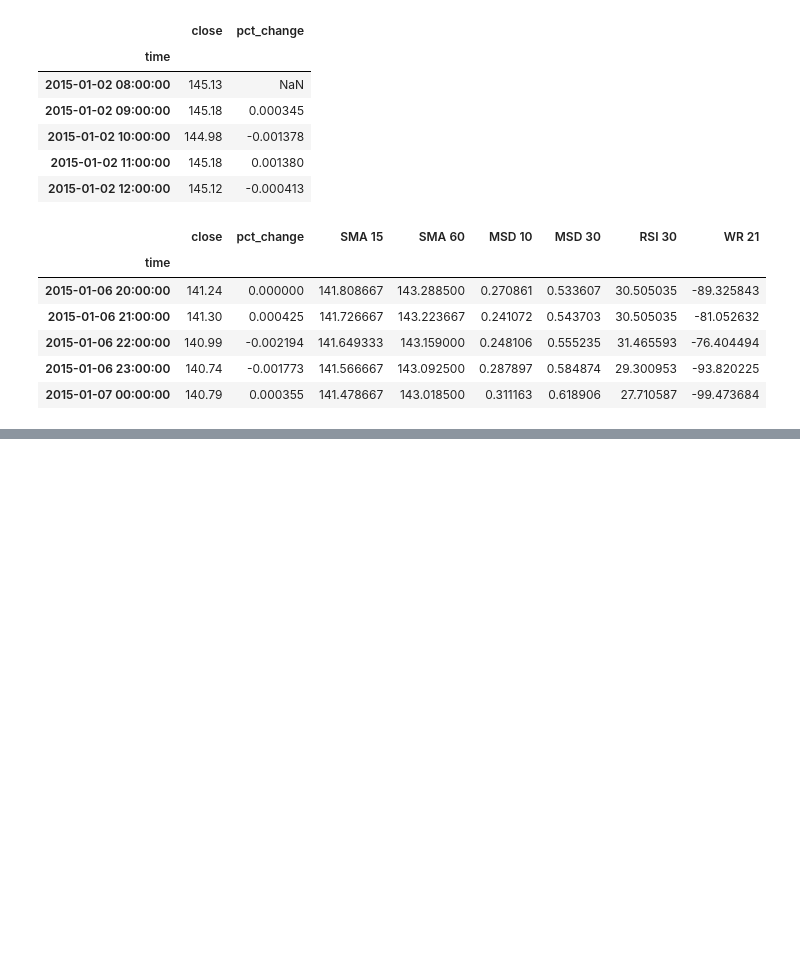
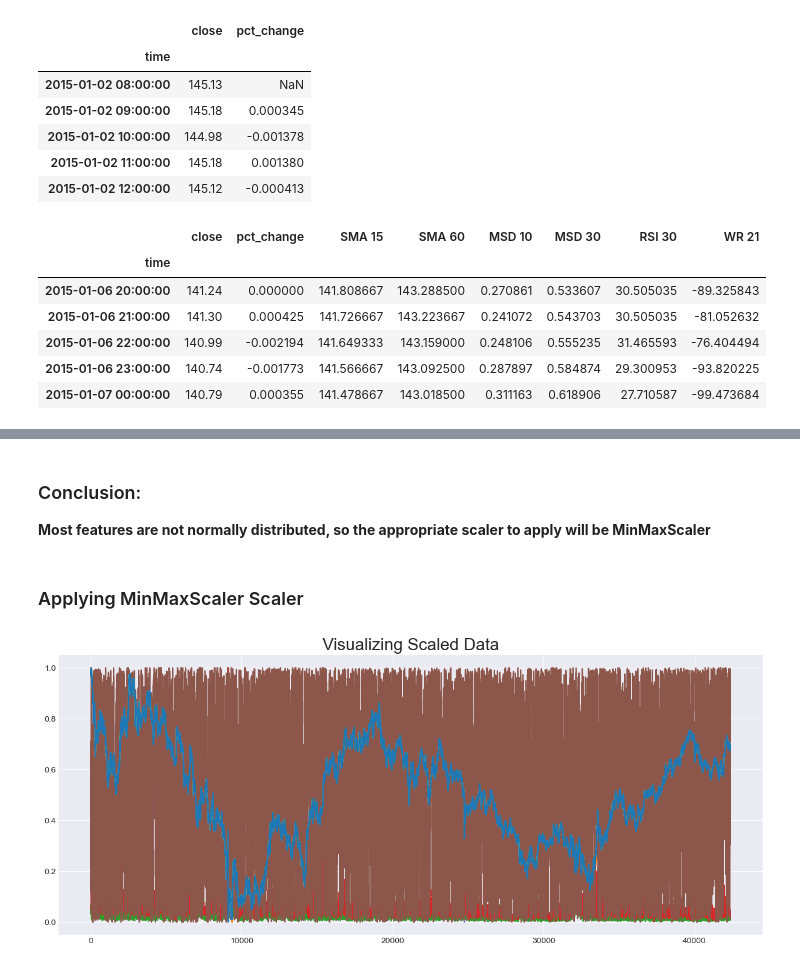
Before and after one commit to YarosInter/Time-Series-Conv1D-Neural-Network, a Jupyter notebook: Conv1D_Layer_Neural_Network.ipynb, the cells around one changed output, grey strips where cells are left out. Cells and saved outputs as stored; diff of their text form; code cells hidden in the pictures; blank space fills up the shorter version.

```diff
--- a/Conv1D_Layer_Neural_Network.ipynb
+++ b/Conv1D_Layer_Neural_Network.ipynb
@@ -93,0 +144,5 @@ df_copy2.head()
+# %% [markdown]
+### Conclusion:
+**Most features are not normally distributed, so the appropriate scaler to apply will be MinMaxScaler**
+# %% [markdown]
+### Applying MinMaxScaler Scaler
@@ -93,0 +151,13 @@ df_copy2.head()
+# %%
+# Only the feature sets (X) need to be standardized, not the targets (y)
+scaler = MinMaxScaler()
+X_train_scaled = scaler.fit_transform(X_train)
+X_val_scaled = scaler.transform(X_val)
+X_test_scaled = scaler.transform(X_test)
+# %%
+pd.DataFrame(X_train_scaled).plot(figsize=(15, 6))
+plt.legend().set_visible(False)
+plt.title("Visualizing Scaled Data", fontsize=20)
+plt.show()
+# %% [output]
+[figure, added]
```
Also changed, not shown: parts of 8 cells of this notebook.
